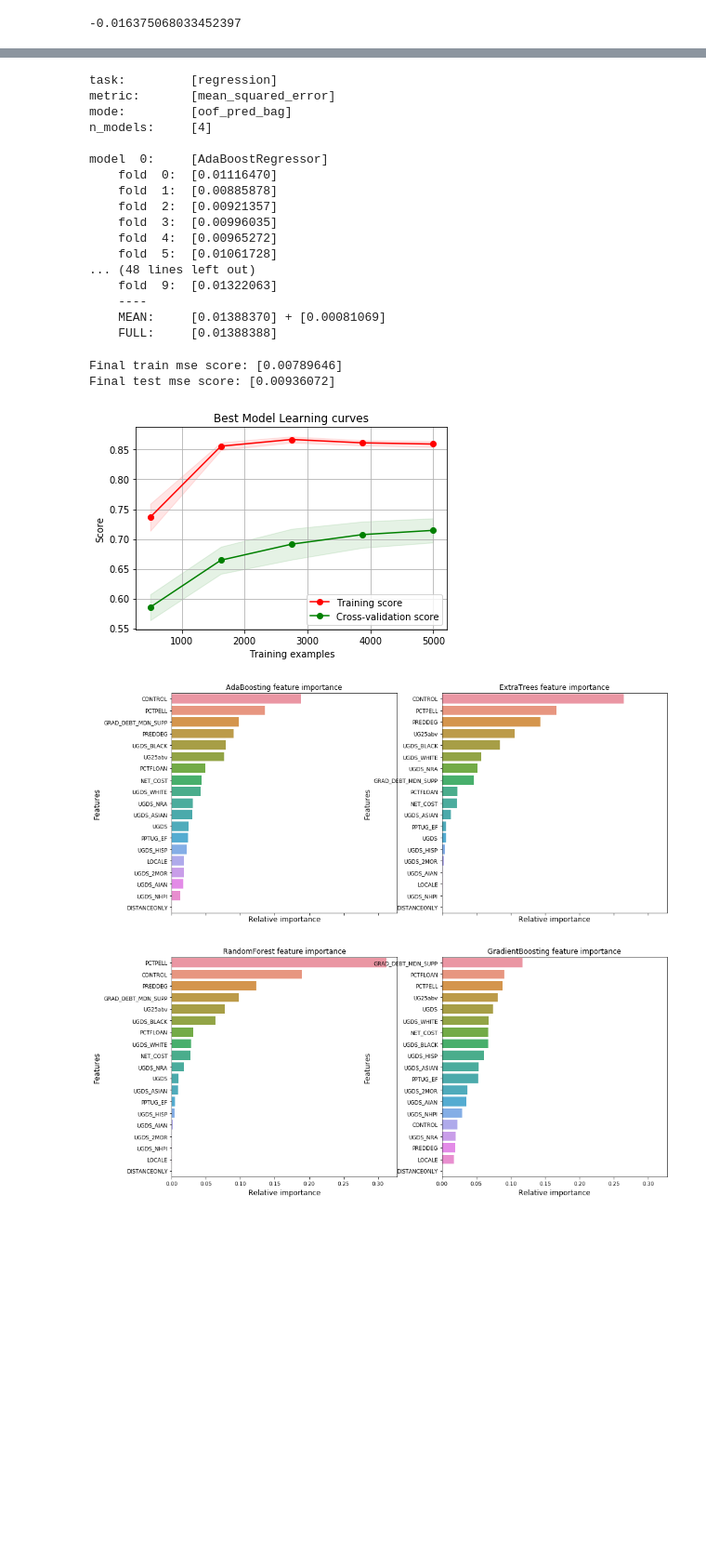
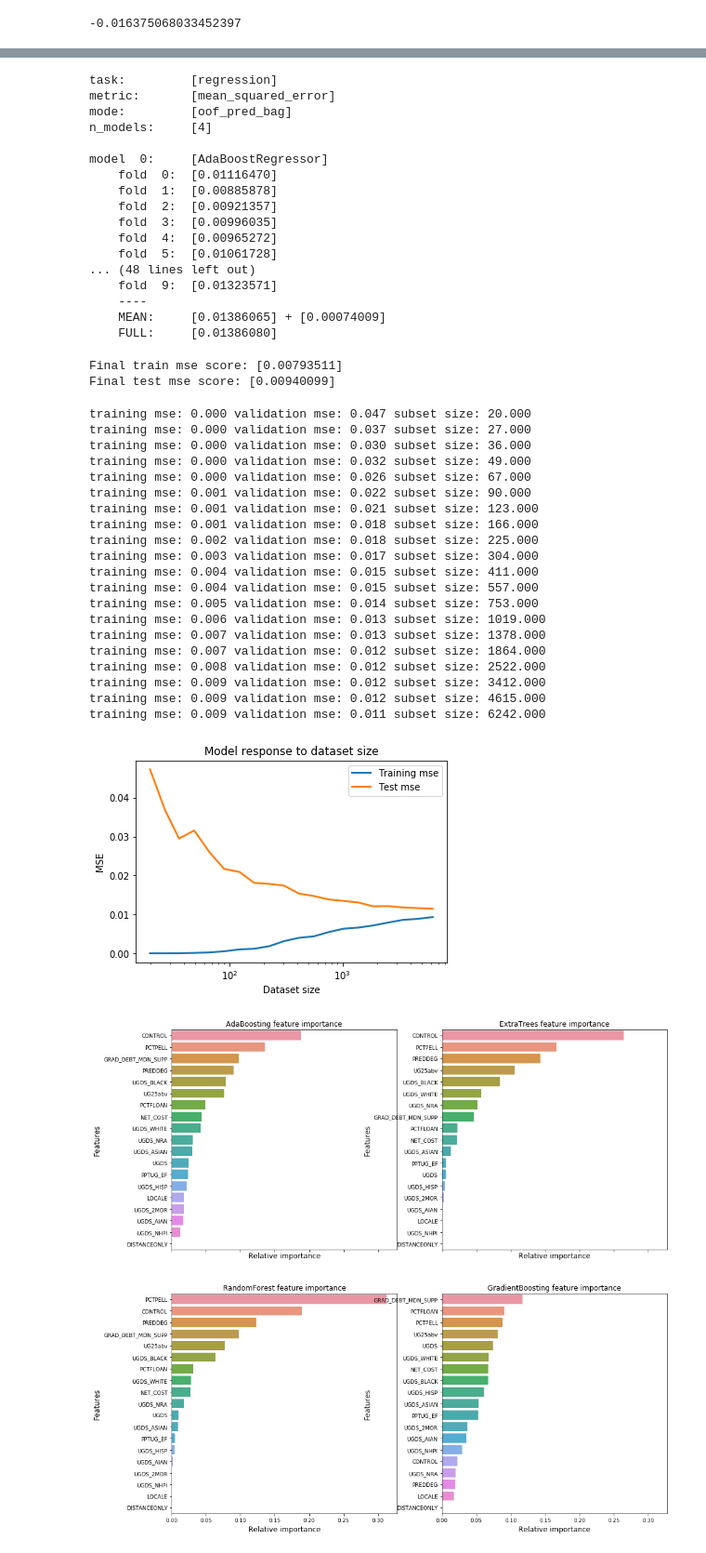
Before and after one commit to charlie9660/Inferences, a Jupyter notebook: Project3_part2 .ipynb, the cells around one changed output, grey strips where cells are left out. Shown at 93% size. Saved outputs shown, nothing was run; the diff lists cells and outputs as text; code cells hidden in the pictures; blank space fills up the shorter version.

```diff
--- a/Project3_part2 .ipynb
+++ b/Project3_part2 .ipynb
@@ -20,7 +22,7 @@ from sklearn.preprocessing import RobustScaler
 from sklearn.ensemble import RandomForestRegressor,  GradientBoostingRegressor
 from sklearn.model_selection import GridSearchCV, cross_val_score, StratifiedKFold, learning_curve
 # %%
-target_var = 'RPY_3YR_RT_SUPP'plot
+target_var = 'RPY_3YR_RT_SUPP'
 df = pd.read_csv('trans2.csv')
 df = df.drop(['Unnamed: 0',"Binary_25k"], axis=1)
 df = df.apply(lambda x: x.fillna(x.median()),axis=0)
@@ -35,6 +37,7 @@ test_X = df_test.loc[:, df_test.columns != target_var]
 test_Y = df_test[target_var]
 # %%
 #ExtraTrees
+kfold = 5
 ExtC = ExtraTreesRegressor()
 ## Search grid for optimal parameters
 ex_param_grid = {"max_depth": [5],
@@ -175,10 +178,10 @@ model  0:     [AdaBoostRegressor]
     fold  4:  [0.00965272]
     fold  5:  [0.01061728]
 ... (48 lines left out)
-    fold  9:  [0.01322063]
+    fold  9:  [0.01323571]
     ----
-    MEAN:     [0.01388370] + [0.00081069]
-    FULL:     [0.01388388]
+    MEAN:     [0.01386065] + [0.00074009]
+    FULL:     [0.01386080]
 # %%
 model = GradientBoostingRegressor()
 
@@ -198,12 +201,68 @@ y_pred = model.predict(S_test)
 # Final prediction score
 print('Final test mse score: [%.8f]' % mean_squared_error(test_Y, y_pred))
 # %% [output]
-Final train mse score: [0.00789646]
-Final test mse score: [0.00936072]
+Final train mse score: [0.00793511]
+Final test mse score: [0.00940099]
-# %%
-g = plot_learning_curve(GBC_best,"Best Model Learning curves",train_X,train_Y,cv=kfold)
-# %% [output]
-[figure, removed]
+# %%
+from matplotlib import pyplot as plt
+from sklearn import metrics
+import numpy as np
+
+def data_size_response(model,trX,teX,trY,teY,score_func,prob=True,n_subsets=20):
+
+    train_errs,test_errs = [],[]
+    subset_sizes = np.exp(np.linspace(3,np.log(trX.shape[0]),n_subsets)).astype(int)
+
+    for m in subset_sizes:
+        model.fit(trX[:m],trY[:m])
+        if prob:
+            train_err = score_func(trY[:m],model.predict_proba(trX[:m]))
+            test_err = score_func(teY,model.predict_proba(teX))
+        else:
+            train_err = score_func(trY[:m],model.predict(trX[:m]))
+            test_err = score_func(teY,model.predict(teX))
+        print("training mse: %.3f validation mse: %.3f subset size: %.3f" % (train_err,test_err,m))
+        train_errs.append(train_err)
+        test_errs.append(test_err)
+
+    return subset_sizes,train_errs,test_errs
+
+def plot_response(subset_sizes,train_errs,test_errs):
+
+    plt.plot(subset_sizes,train_errs,lw=2)
+    plt.plot(subset_sizes,test_errs,lw=2)
+    plt.legend(['Training mse','Test mse'])
+    plt.xscale('log')
+    plt.xlabel('Dataset size')
+    plt.ylabel('MSE')
+    plt.title('Model response to dataset size')
+    plt.show()
+
+score_func = mean_squared_error
+response = data_size_response(model,train_X,test_X,train_Y,test_Y,mean_squared_error,prob=False)
+plot_response(*response)
+# %% [output]
+training mse: 0.000 validation mse: 0.047 subset size: 20.000
+training mse: 0.000 validation mse: 0.037 subset size: 27.000
+training mse: 0.000 validation mse: 0.030 subset size: 36.000
+training mse: 0.000 validation mse: 0.032 subset size: 49.000
+training mse: 0.000 validation mse: 0.026 subset size: 67.000
+training mse: 0.001 validation mse: 0.022 subset size: 90.000
+training mse: 0.001 validation mse: 0.021 subset size: 123.000
+training mse: 0.001 validation mse: 0.018 subset size: 166.000
+training mse: 0.002 validation mse: 0.018 subset size: 225.000
+training mse: 0.003 validation mse: 0.017 subset size: 304.000
+training mse: 0.004 validation mse: 0.015 subset size: 411.000
+training mse: 0.004 validation mse: 0.015 subset size: 557.000
+training mse: 0.005 validation mse: 0.014 subset size: 753.000
+training mse: 0.006 validation mse: 0.013 subset size: 1019.000
+training mse: 0.007 validation mse: 0.013 subset size: 1378.000
+training mse: 0.007 validation mse: 0.012 subset size: 1864.000
+training mse: 0.008 validation mse: 0.012 subset size: 2522.000
+training mse: 0.009 validation mse: 0.012 subset size: 3412.000
+training mse: 0.009 validation mse: 0.012 subset size: 4615.000
+training mse: 0.009 validation mse: 0.011 subset size: 6242.000
+[figure, added]
 # %%
 nrows = ncols = 2
 fig, axes = plt.subplots(nrows = nrows, ncols = ncols, sharex="all", figsize=(15,15))
```
Also changed, not shown: parts of 6 cells of this notebook.
